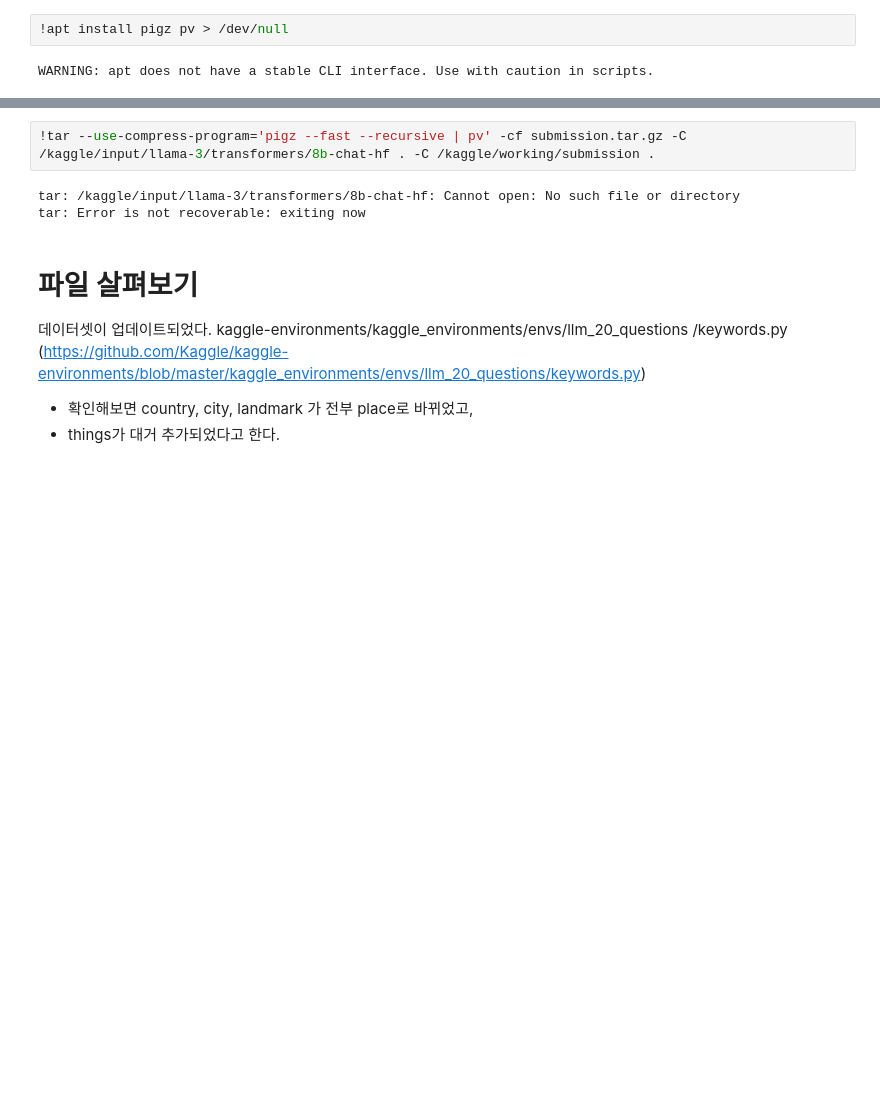
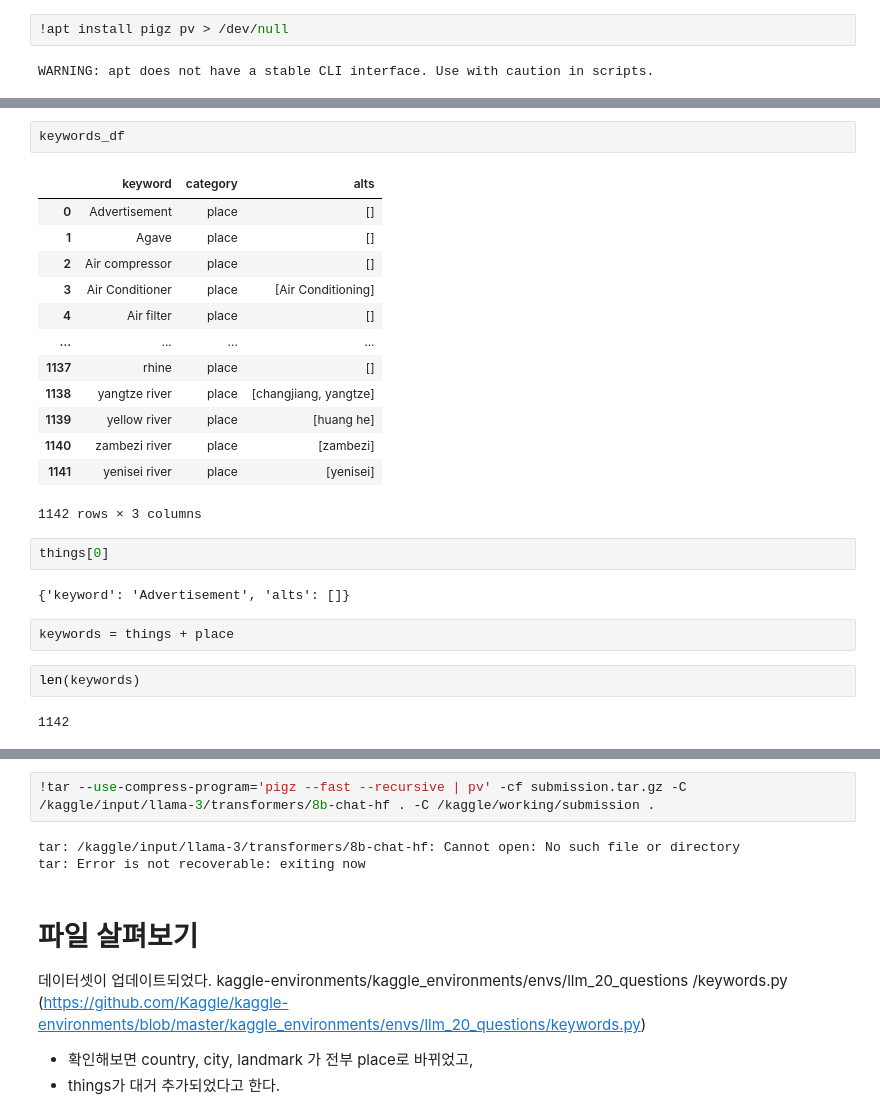
Before and after one commit to JHyuk2/TIL, a Jupyter notebook: Projects/LLM 20 questions - Kaggle/llama3-8b-chat-hf.ipynb, the cells around one changed output, grey strips where cells are left out. Cells and saved outputs as stored; diff of their text form; blank space fills up the shorter version.

```diff
--- a/Projects/LLM 20 questions - Kaggle/llama3-8b-chat-hf.ipynb
+++ b/Projects/LLM 20 questions - Kaggle/llama3-8b-chat-hf.ipynb
@@ -201,0 +107,26 @@ WARNING: apt does not have a stable CLI interface. Use with caution in scripts.
+# %%
+keywords_df
+# %% [output]
+|  | keyword | category | alts |
+| 0 | Advertisement | place | [] |
+| 1 | Agave | place | [] |
+| 2 | Air compressor | place | [] |
+| 3 | Air Conditioner | place | [Air Conditioning] |
+| 4 | Air filter | place | [] |
+| ... | ... | ... | ... |
+| 1137 | rhine | place | [] |
+| 1138 | yangtze river | place | [changjiang, yangtze] |
+| 1139 | yellow river | place | [huang he] |
+| 1140 | zambezi river | place | [zambezi] |
+| 1141 | yenisei river | place | [yenisei] |
+1142 rows × 3 columns
+# %%
+things[0]
+# %% [output]
+{'keyword': 'Advertisement', 'alts': []}
+# %%
+keywords = things + place
+# %%
+len(keywords)
+# %% [output]
+1142
```
Also changed, not shown: parts of 6 cells of this notebook.
